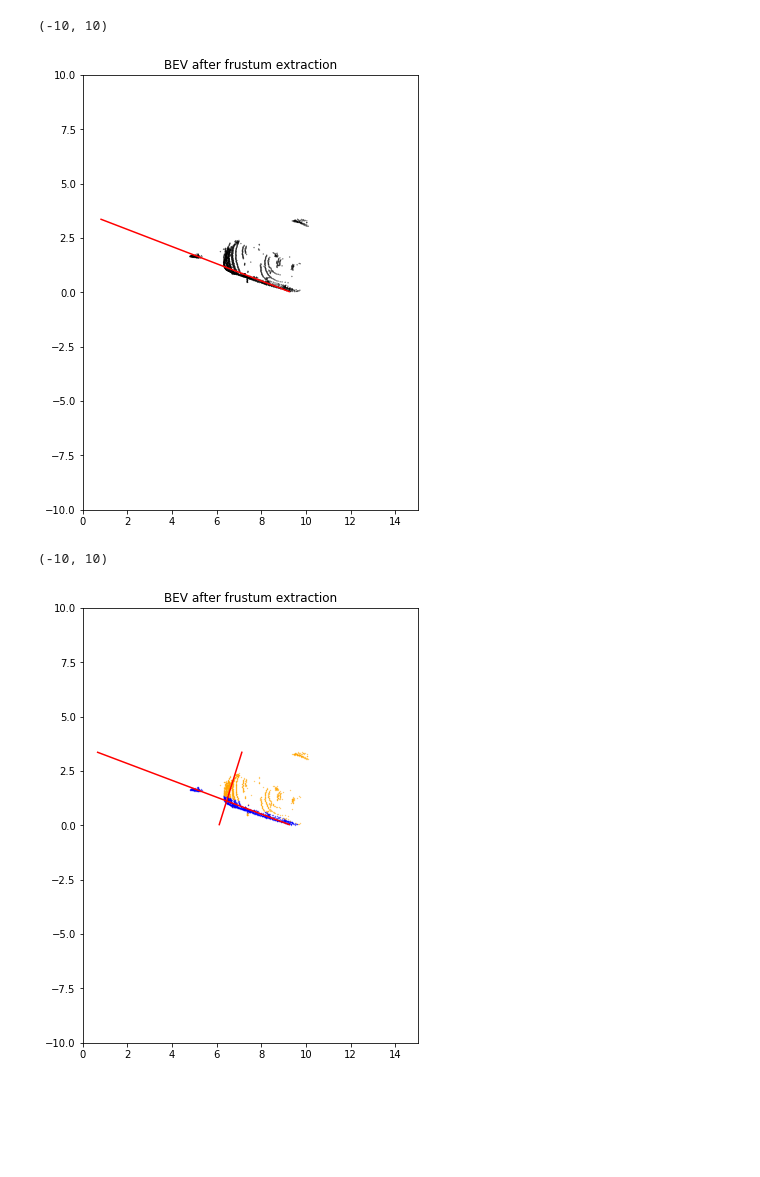
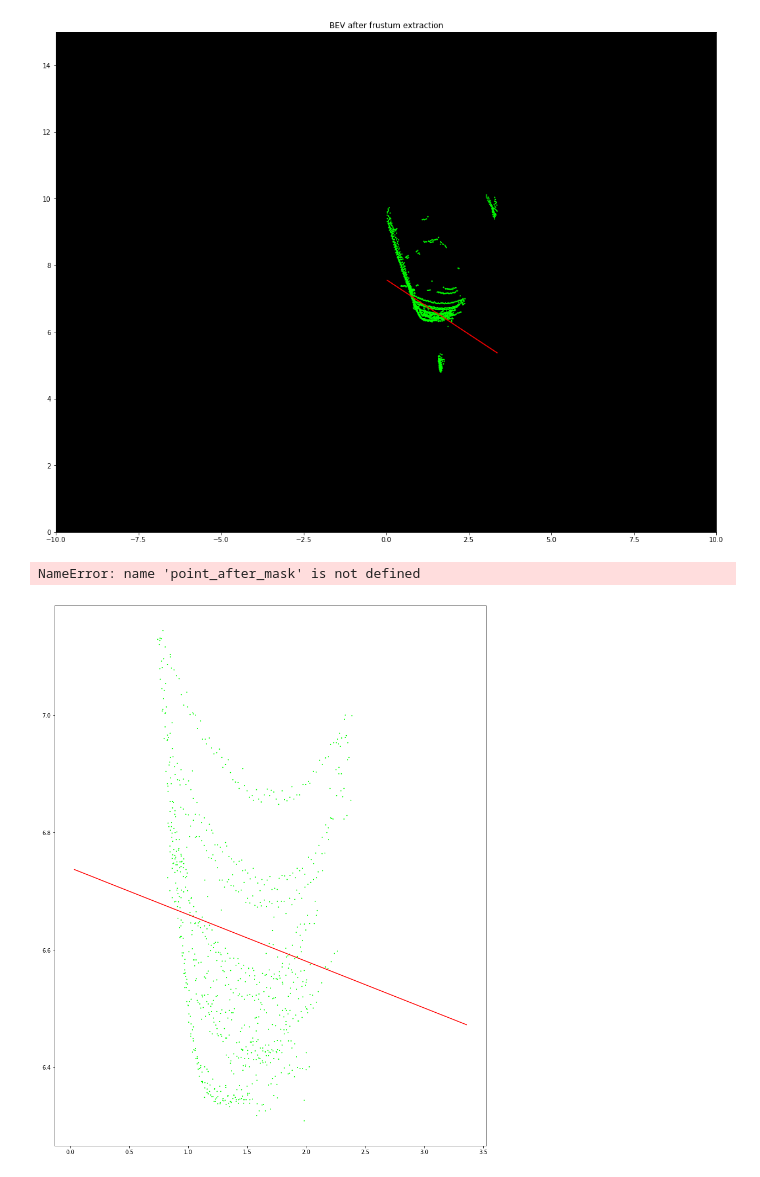
Before and after one commit to jingtianyilong/PyTorch-YOLOv3, a Jupyter notebook: Visulize BEV.ipynb, the cells around one changed output. Drawn from its saved outputs; the diff is of its cells as text; code cells hidden in the pictures; blank space fills up the shorter version.

Commit message:
make point cloud green!

```diff
--- a/Visulize BEV.ipynb
+++ b/Visulize BEV.ipynb
@@ -214,0 +202,2 @@ ax.scatter(*np.transpose(velo_frame[:, axes]), s=0.01, c=velo_frame[:, 3], facec
+# %%
+point_cloud_mask = point_cloud[row_mask,:]
@@ -215,7 +220,7 @@ ax.scatter(*np.transpose(velo_frame[:, axes]), s=0.01, c=velo_frame[:, 3], facec
 # %%
 from sklearn import linear_model
 
-ransac = linear_model.RANSACRegressor()
-ransac.fit(point_cloud[row_mask,1].reshape(-1,1),point_cloud[row_mask,0].reshape(-1,1))
+ransac = linear_model.RANSACRegressor(max_trials=500,)
+ransac.fit(point_cloud_mask[:,1].reshape(-1,1),point_cloud_mask[:,0].reshape(-1,1))
 # %% [output]
 RANSACRegressor(base_estimator=None, is_data_valid=None, is_model_valid=None,
@@ -223,59 +228,54 @@ RANSACRegressor(base_estimator=None, is_data_valid=None, is_model_valid=None,
         min_samples=None, random_state=None, residual_threshold=None,
         stop_n_inliers=inf, stop_probability=0.99, stop_score=inf)
 # %%
-f3 = plt.figure(figsize=(6, 8))
-ax3 = f3.add_subplot(111)
-ax3.scatter(point_cloud[row_mask,0],point_cloud[row_mask,1],
-            s=0.1, c=[1]*len(point_cloud[row_mask,:]),
-            facecolor='black', cmap='gray',alpha = 0.8)
+f4 = plt.figure(figsize=(18, 14))
+ax4 = f4.add_subplot(111)
+ax4.scatter(point_cloud_mask[:,1],point_cloud_mask[:,0],
+            s=1, c=[(0,1,0)]*len(point_cloud_mask))
 left_y = point_cloud[row_mask,1].min()
 right_y = point_cloud[row_mask,1].max()
 left_x = ransac.predict([[left_y,]])[0][0]
 right_x = ransac.predict([[right_y,]])[0][0]
 
-ax3.plot([left_x,right_x],[left_y,right_y],'k-', color = 'r')
-ax3.set_title('BEV after frustum extraction')
-ax3.set_xlim(0,15)
-ax3.set_ylim(-10,10)
+ax4.plot([left_y,right_y],[left_x,right_x],'k-', color = 'r')
+ax4.set_title('BEV after frustum extraction')
+ax4.set_ylim(0,15)
+ax4.set_xlim(-10,10)
+ax4.set_facecolor((0,0,0))
 # %% [output]
-(-10, 10)
-[figure, old version]
+[figure, new version]
 # %%
 from itertools import compress
-point_after_mask = point_cloud[row_mask,:]
-left_y = point_after_mask[:,1].min()
-right_y = point_after_mask[:,1].max()
+left_y = point_cloud_mask[:,1].min()
+right_y = point_cloud_mask[:,1].max()
 
-ransac = linear_model.RANSACRegressor()
-ransac.fit(point_after_mask[:,1].reshape(-1,1),point_after_mask[:,0].reshape(-1,1))
 inlier_index =  list(compress(range(len(ransac.inlier_mask_)), ransac.inlier_mask_))
 
-f3 = plt.figure(figsize=(6, 8))
-ax3 = f3.add_subplot(111)
-ax3.scatter(point_after_mask[inlier_index,0],point_after_mask[inlier_index,1],
-            s=0.1,
-            facecolor='blue', alpha = 0.8)
+f5 = plt.figure(figsize=(14, 18))
+ax5 = f5.add_subplot(111)
+ax5.scatter(point_cloud_mask[inlier_index,1],point_cloud_mask[inlier_index,0],
+            s=1,c=[(0,1,0)]*len(point_cloud_mask[inlier_index,0]))
 
 left_y = point_cloud[row_mask,1].min()
 right_y = point_cloud[row_mask,1].max()
 left_x = ransac.predict([[left_y,]])[0][0]
 right_x = ransac.predict([[right_y,]])[0][0]
 
-ax3.plot([left_x,right_x],[left_y,right_y],'k-', color = 'r')
+ax5.plot([left_y,right_y],[left_x,right_x],'k-', color = 'r')
 
 outlier_index =  list(compress(range(len(ransac.inlier_mask_)), [not i for i in ransac.inlier_mask_]))
-ax3.scatter(point_after_mask[outlier_index,0],point_after_mask[outlier_index,1],
-            s=0.1,
-            facecolor='orange', alpha = 0.8)
+ax5.scatter(point_cloud_mask[outlier_index,1],point_cloud_mask[outlier_index,0],
+            s=1,c=[(1,1,0)]*len(point_after_mask[outlier_index,0]))
 
 ransac.fit(point_after_mask[outlier_index,1].reshape(-1,1),point_after_mask[outlier_index,0].reshape(-1,1))
 left_x = ransac.predict([[left_y,]])[0][0]
 right_x = ransac.predict([[right_y,]])[0][0]
-ax3.plot([left_x,right_x],[left_y,right_y],'k-', color = 'r')
+ax5.plot([left_y,right_y],[left_x,right_x],'k-', color = 'r')
 
-ax3.set_title('BEV after frustum extraction')
-ax3.set_xlim(0,15)
-ax3.set_ylim(-10,10)
+ax5.set_title('BEV after frustum extraction')
+ax5.set_xlim(0,15)
+ax5.set_ylim(-10,10)
+ax5.set_facecolor((0,0,0))
 # %% [output]
-(-10, 10)
+NameError: name 'point_after_mask' is not defined
-[figure, old version]
+[figure, new version]
```
Also changed, not shown: parts of 11 cells of this notebook, 2 other files.
